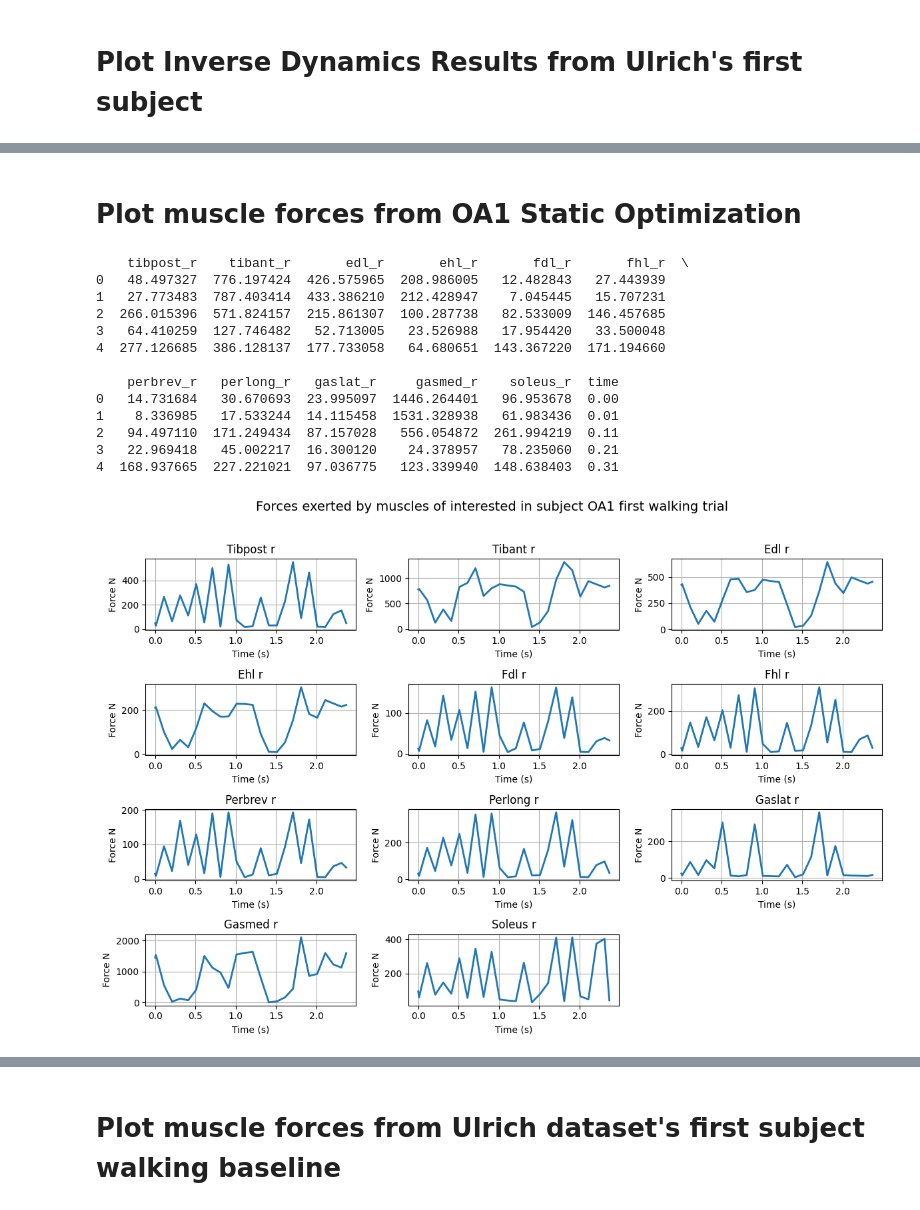
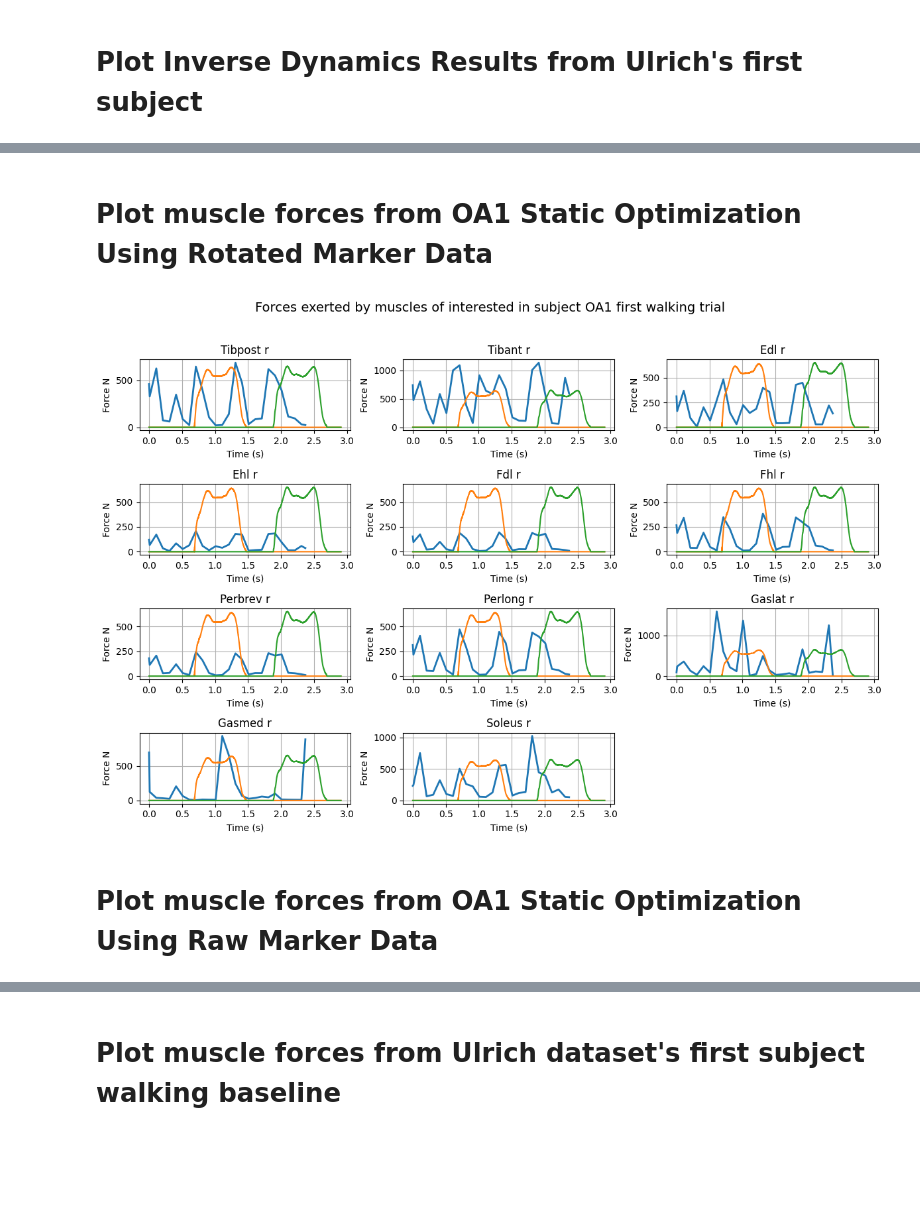
Before and after one commit to anth0nyhle/GRFMuscleModel, a Jupyter notebook: scripts/OldYoung_DataVis.ipynb, the cells around one changed output, grey strips where cells are left out. Drawn from its saved outputs; the diff is of its cells as text; code cells hidden in the pictures; blank space fills up the shorter version.

```diff
--- a/scripts/OldYoung_DataVis.ipynb
+++ b/scripts/OldYoung_DataVis.ipynb
@@ -152,0 +144,26 @@ plt.show()
+# %%
+ik_file = "/Users/briankeller/Desktop/GRFMuscleModel/Old Young Walking Data/OA1/Walking/Results/IK/ik_output_walk_rotated.mot"
+joint_names = ['hip_flexion_r', 'knee_angle_r', 'ankle_angle_r', 'pelvis_tilt', 'pelvis_list', 'pelvis_tz']
+ik_df = pd.read_csv(ik_file, delim_whitespace=True, skiprows=10)
+#extract relevant columns
+kept_cols = ['time'] + joint_names
+ik_df = ik_df[kept_cols]
+#print(ik_df.head())
+rows = 3
+cols = 3
+fig, axs = plt.subplots(rows, cols, figsize=(12, 8))
+axs = axs.flatten()
+for i, name in enumerate(joint_names):
+    if name in ik_df.columns:
+        ax = axs[i]
+        ax.plot(ik_df['time'], ik_df[name], linewidth=2)
+        ax.set_title(f'{name.replace("_", " ").capitalize()}', fontsize=12)
+        ax.set_xlabel('Time (s)')
+        ax.set_ylabel('Angle (rad)')
+        ax.grid(True)
+for j in range(len(joint_names), len(axs)):
+    fig.delaxes(axs[j])
+
+fig.suptitle('Joint Angles from First Walking Trial of Subject OA1', fontsize=14, y=1.02)
+plt.tight_layout()
+plt.show()
@@ -282,46 +262,37 @@ plt.show()
 # %% [markdown]
-# Plot muscle forces from OA1 Static Optimization
+# Plot muscle forces from OA1 Static Optimization Using Rotated Marker Data
 # %%
 target_muscles = ['tibpost_r', 'tibant_r', 'edl_r', 'ehl_r', 'fdl_r', 'fhl_r',
     'perbrev_r', 'perlong_r',
     'gaslat_r', 'gasmed_r', 'soleus_r'  # using soleus for Achilles
 ]
-OA1_force_file = "/Users/briankeller/Desktop/GRFMuscleModel/Old Young Walking Data/OA1/Walking/SO/Scaled_Model_StaticOptimization_force.sto"
-OA1_force_df = pd.read_csv(OA1_force_file, delim_whitespace=True, skiprows=14)
-OA1_force_df.columns = OA1_force_df.columns.str.strip()
+OA1_force_rotated_file = "/Users/briankeller/Desktop/GRFMuscleModel/Old Young Walking Data/OA1/Walking/Results/SO/Scaled_Model_StaticOptimization_force_rotated.sto"
+OA1_force_rotated_df = pd.read_csv(OA1_force_rotated_file, delim_whitespace=True, skiprows=14)
+OA1_force_rotated_df.columns = OA1_force_rotated_df.columns.str.strip()
 kept_cols = target_muscles + ['time']
-OA1_force_df = OA1_force_df[[col for col in kept_cols if col in OA1_force_df.columns]]
-print(OA1_force_df.head())
+OA1_force_rotated_df = OA1_force_rotated_df[[col for col in kept_cols if col in OA1_force_rotated_df.columns]]
+#print(OA1_force_rotated_df.head())
 rows = 4
 cols = 3
 fig, axs = plt.subplots(rows, cols, figsize=(12, 8))
 axs = axs.flatten()
 for i, name in enumerate(target_muscles):
-    if name in OA1_force_df.columns:
+    if name in OA1_force_rotated_df.columns:
         ax = axs[i]
-        ax.plot(OA1_force_df['time'], OA1_force_df[name], linewidth=2)
+        ax.plot(OA1_force_rotated_df['time'], OA1_force_rotated_df[name], linewidth=2)
+        ax.plot(raw_df['time'], raw_df['FZ1'], label = 'FZ1')
+        ax.plot(raw_df['time'], raw_df['FZ3'], label = 'FZ3')
         ax.set_title(f'{name.replace("_", " ").capitalize()}', fontsize=12)
         ax.set_xlabel('Time (s)')
         ax.set_ylabel('Force N')
         ax.grid(True)
 for j in range(len(target_muscles), len(axs)):
     fig.delaxes(axs[j])
 
 fig.suptitle('Forces exerted by muscles of interested in subject OA1 first walking trial', fontsize=14, y=1.02)
 plt.tight_layout()
 plt.show()
 # %% [output]
-    tibpost_r    tibant_r       edl_r       ehl_r       fdl_r       fhl_r  \
-0   48.497327  776.197424  426.575965  208.986005   12.482843   27.443939
-1   27.773483  787.403414  433.386210  212.428947    7.045445   15.707231
-2  266.015396  571.824157  215.861307  100.287738   82.533009  146.457685
-3   64.410259  127.746482   52.713005   23.526988   17.954420   33.500048
-4  277.126685  386.128137  177.733058   64.680651  143.367220  171.194660
-
-    perbrev_r   perlong_r   gaslat_r     gasmed_r    soleus_r  time
-0   14.731684   30.670693  23.995097  1446.264401   96.953678  0.00
-1    8.336985   17.533244  14.115458  1531.328938   61.983436  0.01
-2   94.497110  171.249434  87.157028   556.054872  261.994219  0.11
-3   22.969418   45.002217  16.300120    24.378957   78.235060  0.21
-4  168.937665  227.221021  97.036775   123.339940  148.638403  0.31
-[figure, old version]
+[figure, new version]
+# %% [markdown]
+# Plot muscle forces from OA1 Static Optimization Using Raw Marker Data
```
Also changed, not shown: parts of 12 cells of this notebook, 1 other file.
